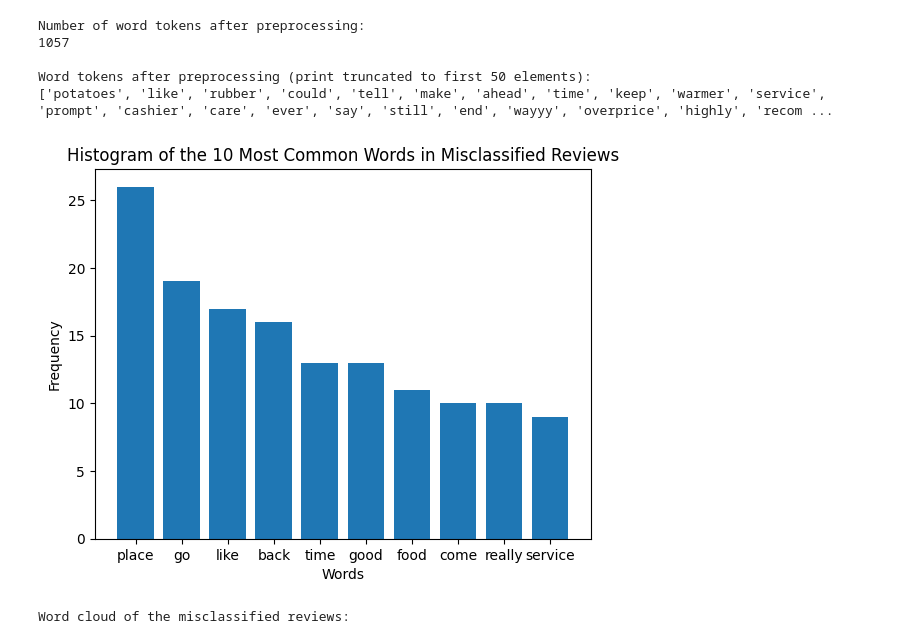
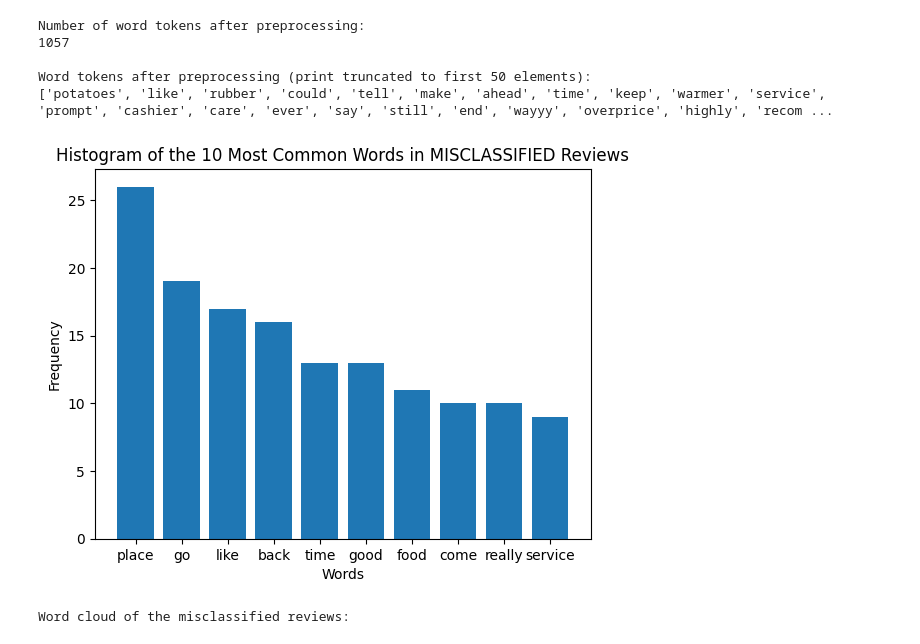
Before and after one commit to VilleKylmamaa/SentimentAnalysisMachineLearning, a Jupyter notebook: Restaurant_Review_Analysis.ipynb, the cells around one changed output. Drawn from its saved outputs; the diff is of its cells as text; code cells hidden in the pictures.

```diff
--- a/Restaurant_Review_Analysis.ipynb
+++ b/Restaurant_Review_Analysis.ipynb
@@ -745,20 +745,20 @@ Word tokens after preprocessing (print truncated to first 50 elements):
 # %%
 
 # Collect 10 most common words
 most_common_words = Counter(misclassified_reviews_preprocessed).most_common(10)
 
 # Parse the generated tuples into two different arrays
 words = [word for word, _ in most_common_words]
 counts = [counts for _, counts in most_common_words]
 
 # Plot the words and their frequency
 plt.bar(words, counts)
-plt.title("Histogram of the 10 Most Common Words in Misclassified Reviews")
+plt.title("Histogram of the 10 Most Common Words in MISCLASSIFIED Reviews")
 plt.ylabel("Frequency")
 plt.xlabel("Words")
 plt.show()
 # %% [output]
-[figure, old version]
+[figure, new version]
 # %%
 
 # Generate word cloud of the misclassified reviews
```
Also changed, not shown: parts of 11 cells of this notebook.
